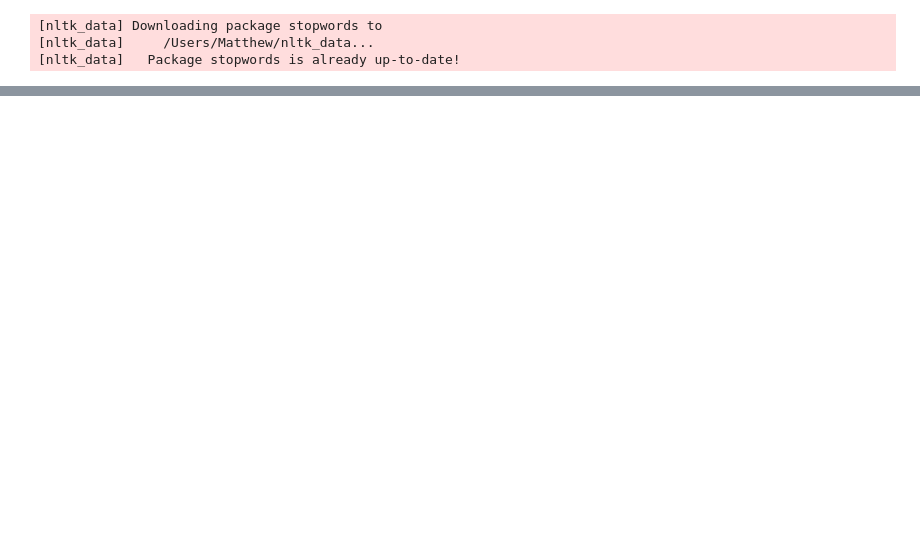
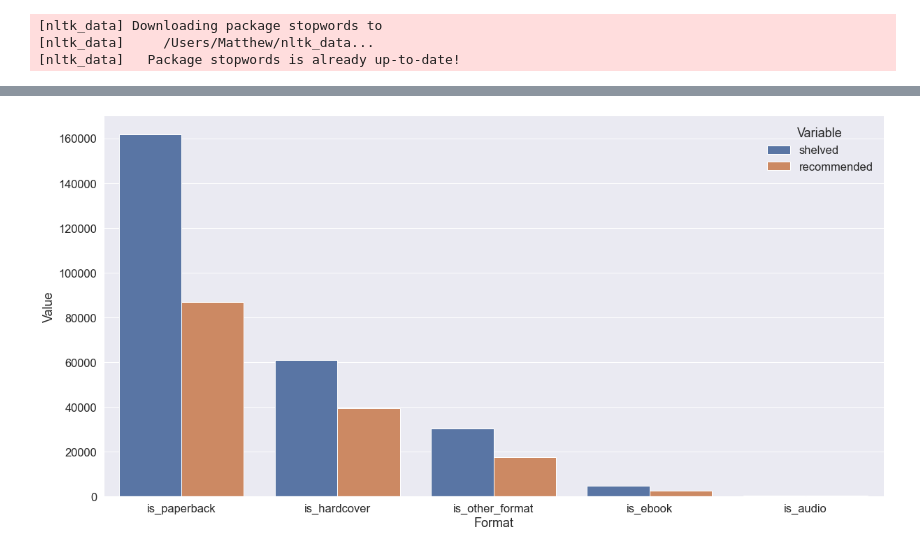
Before and after one commit to MattB17/MLProject, a Jupyter notebook: TextCleaning.ipynb, the cells around one changed output, grey strips where cells are left out. Saved outputs shown, nothing was run; the diff lists cells and outputs as text; code cells hidden in the pictures; blank space fills up the shorter version.

Commit message:
Adding some more visualizations for text based features

```diff
--- a/TextCleaning.ipynb
+++ b/TextCleaning.ipynb
@@ -214,0 +211,23 @@ pd.set_option('display.max_columns', None)
+# %%
+def plot_shelved_vs_recommended(data_df, col_lst, plot_name):
+    shelved = []
+    recommended = []
+    for col in col_lst:
+        shelved.append(data_df[data_df[col] == 1]['shelved'].sum())
+        recommended.append(data_df[data_df[col] == 1]['recommended'].sum())
+
+    plot_df = pd.DataFrame({plot_name: col_lst,
+                            'shelved': shelved,
+                            'recommended': recommended})
+
+    fig, ax = plt.subplots(figsize=(20, 10))
+    stacked_df = plot_df.melt(id_vars=plot_name).rename(columns=str.title)
+    sns.barplot(x=plot_name, y='Value', hue='Variable', data=stacked_df, ax=ax)
+    sns.despine(fig)
+# %%
+plot_shelved_vs_recommended(
+    train_df_processed,
+    ['is_paperback', 'is_hardcover', 'is_other_format', 'is_ebook', 'is_audio'],
+    "Format")
+# %% [output]
+[figure, added]
```
Also changed, not shown: parts of 10 cells of this notebook.
